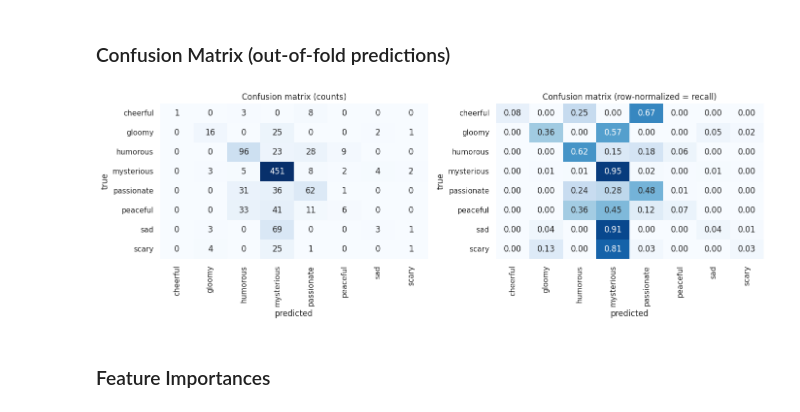
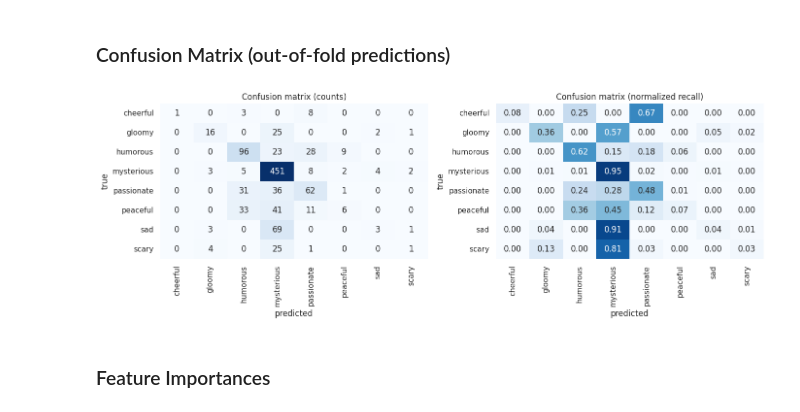
Before and after one commit to bryanz35/movie-color-mood-analysis, a Jupyter notebook: notebooks/exploration.ipynb, the cells around one changed output. Cells and saved outputs as stored; diff of their text form; code cells hidden in the pictures.

```diff
--- a/notebooks/exploration.ipynb
+++ b/notebooks/exploration.ipynb
@@ -135,22 +132,22 @@ plt.show()
 # %%
 cm_labels = clf_results['confusion_matrix']['labels']
 cm = np.array(clf_results['confusion_matrix']['matrix'])
 cm_norm = cm / cm.sum(axis=1, keepdims=True).clip(min=1)
 
 fig, axes = plt.subplots(1, 2, figsize=(14, 5))
 sns.heatmap(cm, annot=True, fmt='d', cmap='Blues',
             xticklabels=cm_labels, yticklabels=cm_labels, ax=axes[0], cbar=False)
 axes[0].set_title('Confusion matrix (counts)')
 axes[0].set_xlabel('predicted'); axes[0].set_ylabel('true')
 
 sns.heatmap(cm_norm, annot=True, fmt='.2f', cmap='Blues', vmin=0, vmax=1,
             xticklabels=cm_labels, yticklabels=cm_labels, ax=axes[1], cbar=False)
-axes[1].set_title('Confusion matrix (row-normalized = recall)')
+axes[1].set_title('Confusion matrix (normalized recall)')
 axes[1].set_xlabel('predicted'); axes[1].set_ylabel('true')
 plt.tight_layout()
 plt.show()
 # %% [output]
-[figure, old version]
+[figure, new version]
 # %% [markdown]
 ### Feature Importances
 # %%
```
Also changed, not shown: parts of 1 cell of this notebook.
